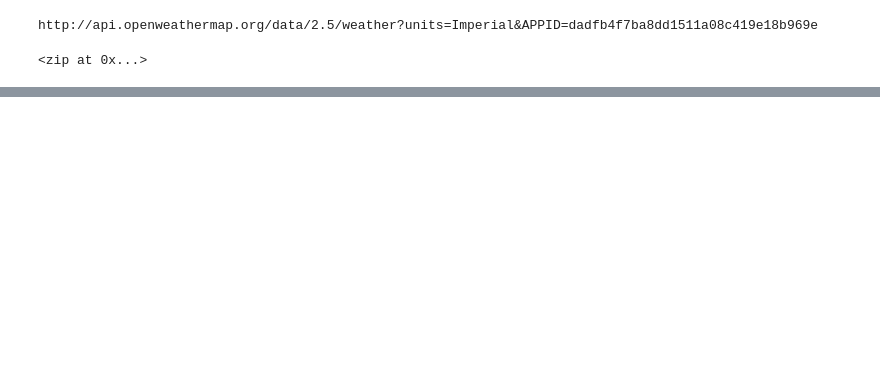
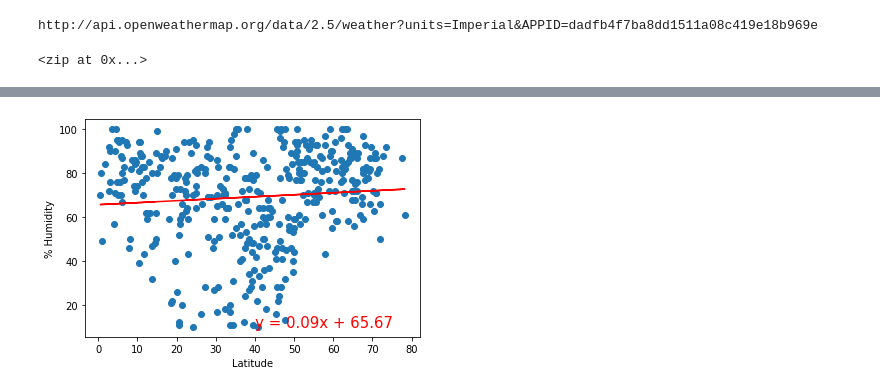
Before and after one commit to realStevenWalk/World_Weather_Analysis, a Jupyter notebook: WeatherPy-checkpoint.ipynb, the cells around one changed output, grey strips where cells are left out. Drawn from its saved outputs; the diff is of its cells as text; code cells hidden in the pictures; blank space fills up the shorter version.

```diff
--- a/WeatherPy-checkpoint.ipynb
+++ b/WeatherPy-checkpoint.ipynb
@@ -307,6 +309,6 @@ x_values = northern_hemi_df["Lat"]
 y_values = northern_hemi_df["Humidity"]
 # Call the function.
 plot_linear_regression(x_values, y_values,
-                       'Linear Regression on the Northern Hemisphere \n
+                       'Linear Regression on the Northern Hemisphere \n\
                         for % Humidity', '% Humidity',(40,10))
 # %% [output]
@@ -314,3 +315,4 @@ SyntaxError: EOL while scanning string literal (<ipython-input-83-1d3c2bd0b2d6>,
+[figure, added]
 # %%
 # Linear regression on the Southern Hemisphere
 x_values = southern_hemi_df["Lat"]
```
Also changed, not shown: parts of 18 cells of this notebook.
